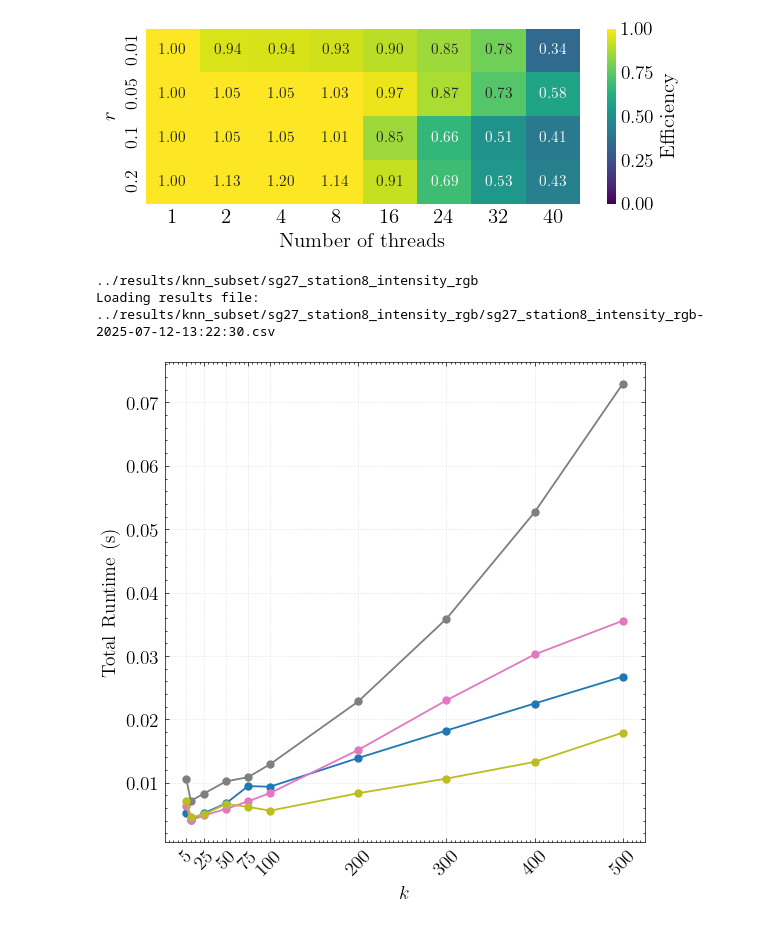
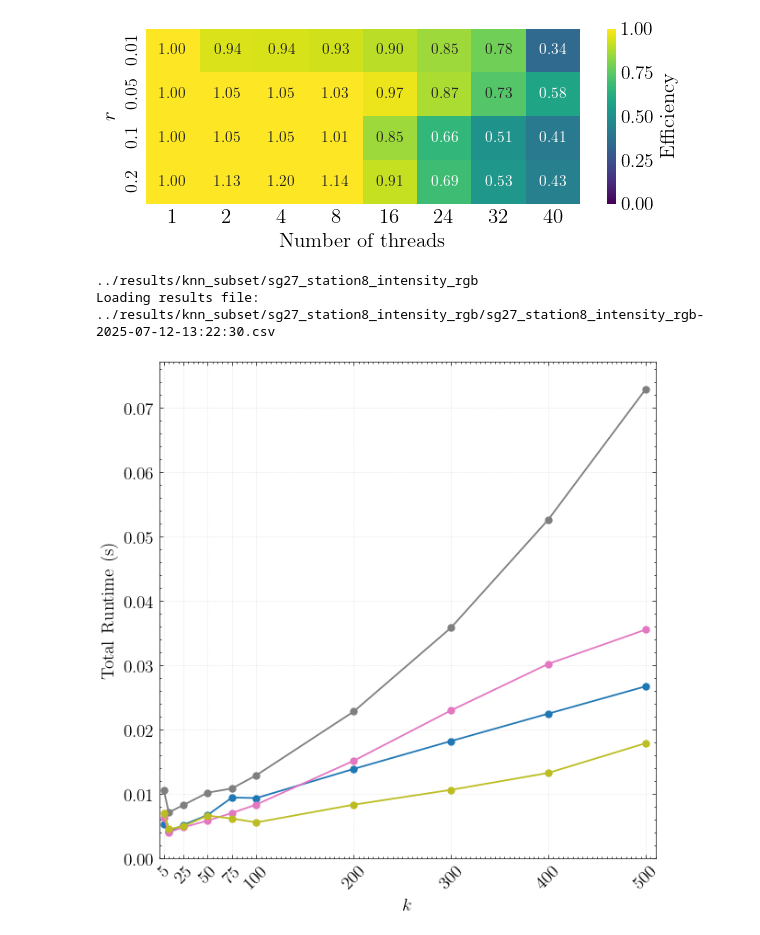
Before and after one commit to derivada/octrees-benchmark, a Jupyter notebook: plots/plots_benchmarks.ipynb, the cells around one changed output. Cells and saved outputs as stored; diff of their text form; code cells hidden in the pictures.

Commit message:
updated some plots

```diff
--- a/plots/plots_benchmarks.ipynb
+++ b/plots/plots_benchmarks.ipynb
@@ -195,10 +213,10 @@ neighboursPico
 # %%
 
 fig = plot_knn_comparison(DATA_KNN_SUBSET, "sg27_station8_intensity_rgb", ALL_KNN, high_limit=500,
                      struct_whitelist={NANOFLANN_KDTREE, PCL_KDTREE, LINEAR_OCTREE, PICO_KDTREE}, show_legend=False)
-output_fig(fig, OUTPUT_FOLDER, "fig_sg27_knn_random")
+output_fig(fig, OUTPUT_FOLDER, "fig_sg27_knn_random", use_tight_layout=False)
 display(fig)
 # %% [output]
 ../results/knn_subset/sg27_station8_intensity_rgb
 Loading results file: ../results/knn_subset/sg27_station8_intensity_rgb/sg27_station8_intensity_rgb-2025-07-12-13:22:30.csv
-[figure, old version]
+[figure, new version]
```
Also changed, not shown: parts of 8 cells of this notebook, 4 other files.
